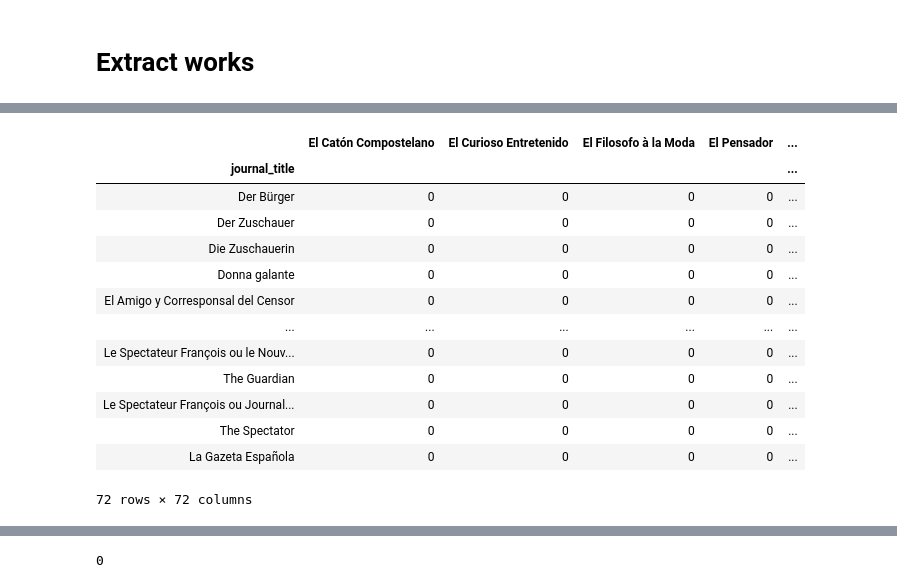
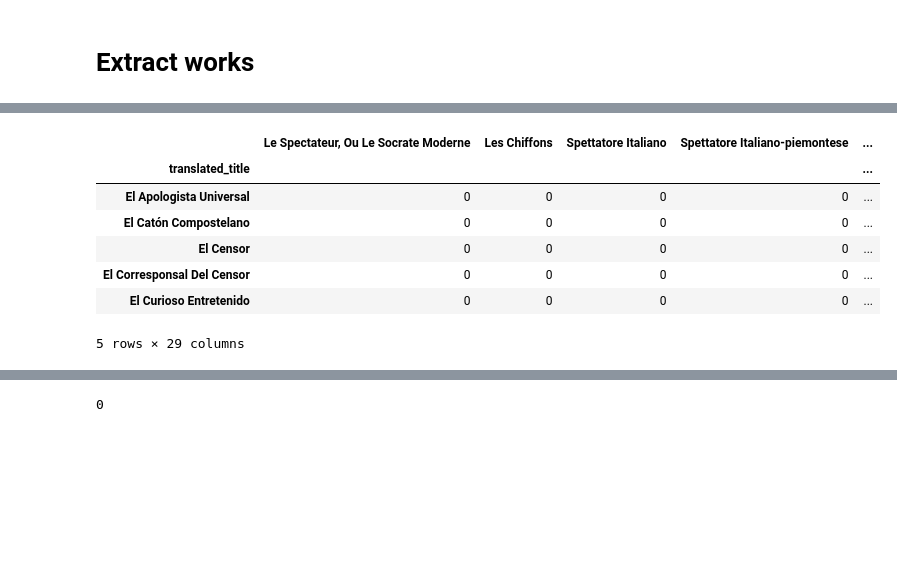
Before and after one commit to distantspectators/DiSpecs, a Jupyter notebook: 02_3_journal_to_journal.ipynb, the cells around one changed output, grey strips where cells are left out. Drawn from its saved outputs; the diff is of its cells as text; code cells hidden in the pictures; blank space fills up the shorter version.

```diff
--- a/02_3_journal_to_journal.ipynb
+++ b/02_3_journal_to_journal.ipynb
@@ -115,3 +145,16 @@ reduced_works_df=reduced_works_df.drop(labels='',axis=1)
+# %%
+reduced_df=reduced_df.groupby('translated_title').sum()
+reduced_df.rename(index=re_dict,columns=re_dict,inplace=True)
+reduced_df.head()
+# %% [output]
+|  | Le Spectateur, Ou Le Socrate Moderne | Les Chiffons | Spettatore Italiano | Spettatore Italiano-piemontese | ... |
+| translated_title |  |  |  |  | ... |
+| El Apologista Universal | 0 | 0 | 0 | 0 | ... |
+| El Catón Compostelano | 0 | 0 | 0 | 0 | ... |
+| El Censor | 0 | 0 | 0 | 0 | ... |
+| El Corresponsal Del Censor | 0 | 0 | 0 | 0 | ... |
+| El Curioso Entretenido | 0 | 0 | 0 | 0 | ... |
+5 rows × 29 columns
 # %%
 import networkx as nx
 import numpy as np
@@ -124,18 +167 @@ for journal in set(list(reduced_works_df.columns)+list(reduced_works_df.index)):
-# %%
-reduced_works_df
-# %% [output]
-|  | El Catón Compostelano | El Curioso Entretenido | El Filosofo à la Moda | El Pensador | ... |
-| journal_title |  |  |  |  | ... |
-| Der Bürger | 0 | 0 | 0 | 0 | ... |
-| Der Zuschauer | 0 | 0 | 0 | 0 | ... |
-| Die Zuschauerin | 0 | 0 | 0 | 0 | ... |
-| Donna galante | 0 | 0 | 0 | 0 | ... |
-| El Amigo y Corresponsal del Censor | 0 | 0 | 0 | 0 | ... |
-| ... | ... | ... | ... | ... | ... |
-| Le Spectateur François ou le Nouv... | 0 | 0 | 0 | 0 | ... |
-| The Guardian | 0 | 0 | 0 | 0 | ... |
-| Le Spectateur François ou Journal... | 0 | 0 | 0 | 0 | ... |
-| The Spectator | 0 | 0 | 0 | 0 | ... |
-| La Gazeta Española | 0 | 0 | 0 | 0 | ... |
-72 rows × 72 columns
 # %%
```
Also changed, not shown: parts of 25 cells of this notebook.
